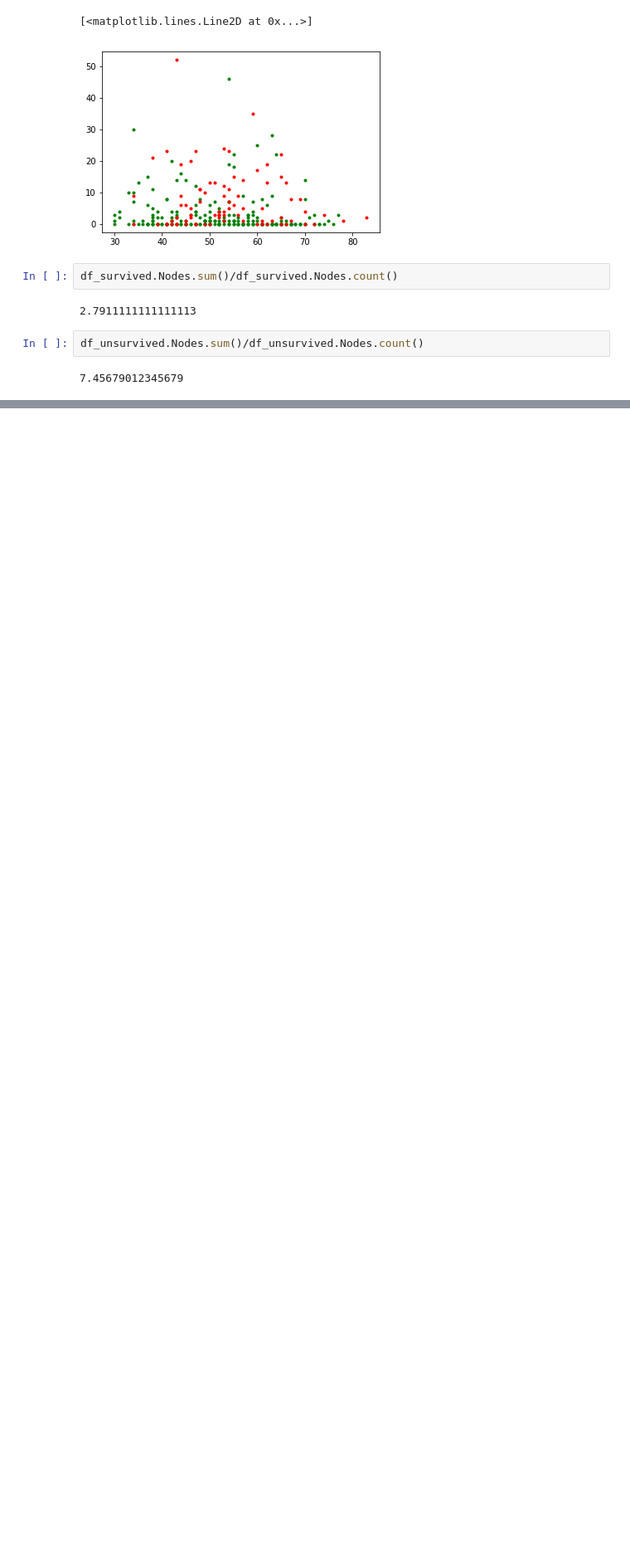
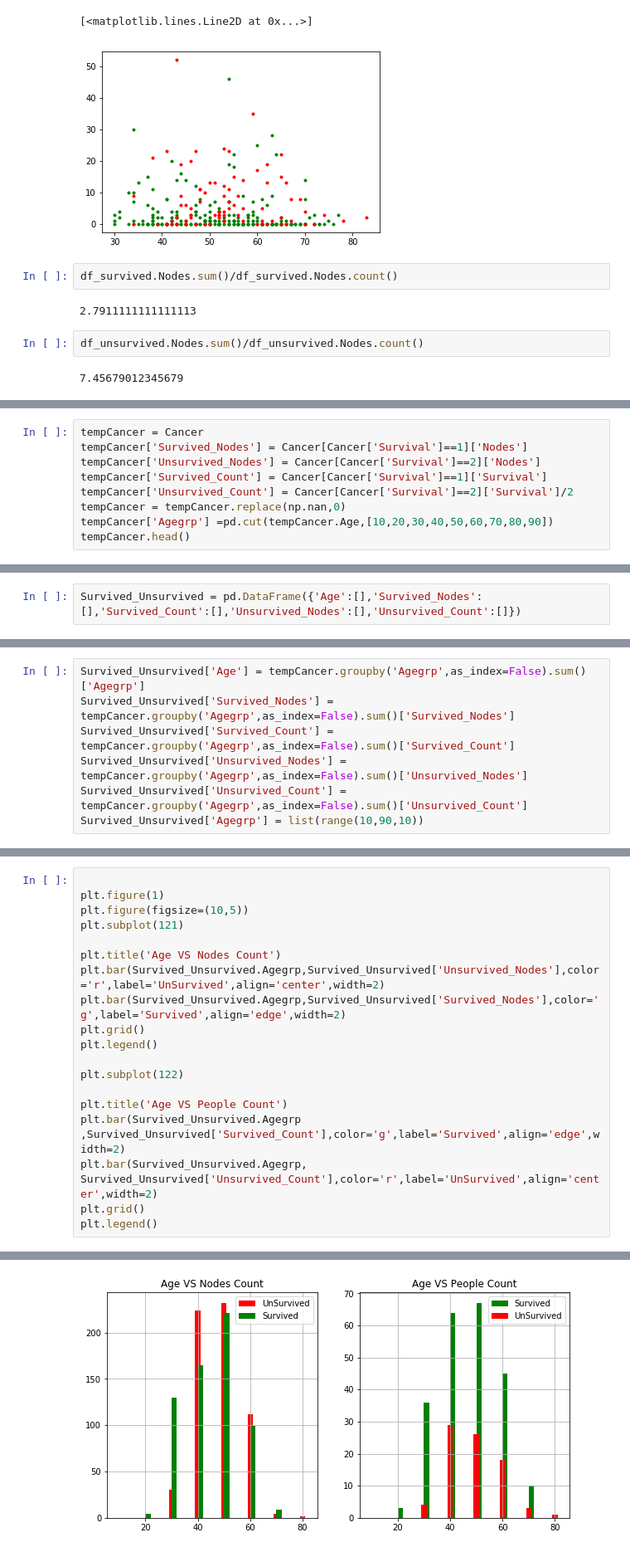
Before and after one commit to Kailash7dev/Cancer-Analysis-on-Haberman-s-Datasets, a Jupyter notebook: Haberman Cancer Analysis 2.ipynb, the cells around one changed output, grey strips where cells are left out. Shown: that part at 83% size. Drawn from its saved outputs; the diff is of its cells as text; blank space fills up the shorter version.

```diff
--- a/Haberman Cancer Analysis 2.ipynb
+++ b/Haberman Cancer Analysis 2.ipynb
@@ -206,0 +232,9 @@ dtype: int64
+# %%
+tempCancer = Cancer
+tempCancer['Survived_Nodes'] = Cancer[Cancer['Survival']==1]['Nodes']
+tempCancer['Unsurvived_Nodes'] = Cancer[Cancer['Survival']==2]['Nodes']
+tempCancer['Survived_Count'] = Cancer[Cancer['Survival']==1]['Survival']
+tempCancer['Unsurvived_Count'] = Cancer[Cancer['Survival']==2]['Survival']/2
+tempCancer = tempCancer.replace(np.nan,0)
+tempCancer['Agegrp'] =pd.cut(tempCancer.Age,[10,20,30,40,50,60,70,80,90])
+tempCancer.head()
@@ -206,0 +273,2 @@ dtype: int64
+# %%
+Survived_Unsurvived = pd.DataFrame({'Age':[],'Survived_Nodes':[],'Survived_Count':[],'Unsurvived_Nodes':[],'Unsurvived_Count':[]})
@@ -206,0 +288,7 @@ dtype: int64
+# %%
+Survived_Unsurvived['Age'] = tempCancer.groupby('Agegrp',as_index=False).sum()['Agegrp']
+Survived_Unsurvived['Survived_Nodes'] = tempCancer.groupby('Agegrp',as_index=False).sum()['Survived_Nodes']
+Survived_Unsurvived['Survived_Count'] = tempCancer.groupby('Agegrp',as_index=False).sum()['Survived_Count']
+Survived_Unsurvived['Unsurvived_Nodes'] = tempCancer.groupby('Agegrp',as_index=False).sum()['Unsurvived_Nodes']
+Survived_Unsurvived['Unsurvived_Count'] = tempCancer.groupby('Agegrp',as_index=False).sum()['Unsurvived_Count']
+Survived_Unsurvived['Agegrp'] = list(range(10,90,10))
@@ -206,0 +307,20 @@ dtype: int64
+# %%
+
+plt.figure(1)
+plt.figure(figsize=(10,5))
+plt.subplot(121)
+
+plt.title('Age VS Nodes Count')
+plt.bar(Survived_Unsurvived.Agegrp,Survived_Unsurvived['Unsurvived_Nodes'],color='r',label='UnSurvived',align='center',width=2)
+plt.bar(Survived_Unsurvived.Agegrp,Survived_Unsurvived['Survived_Nodes'],color='g',label='Survived',align='edge',width=2)
+plt.grid()
+plt.legend()
+
+plt.subplot(122)
+
+plt.title('Age VS People Count')
+plt.bar(Survived_Unsurvived.Agegrp ,Survived_Unsurvived['Survived_Count'],color='g',label='Survived',align='edge',width=2)
+plt.bar(Survived_Unsurvived.Agegrp, Survived_Unsurvived['Unsurvived_Count'],color='r',label='UnSurvived',align='center',width=2)
+plt.grid()
+plt.legend()
+# %% [output]
@@ -206,0 +329 @@ dtype: int64
+[figure, added]
```
Also changed, not shown: parts of 17 cells of this notebook.
